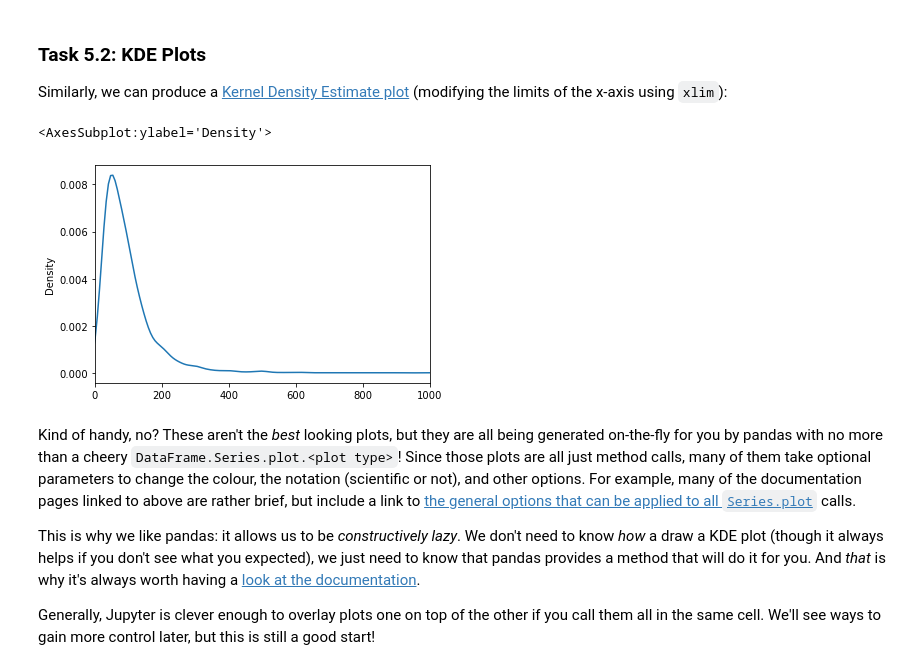
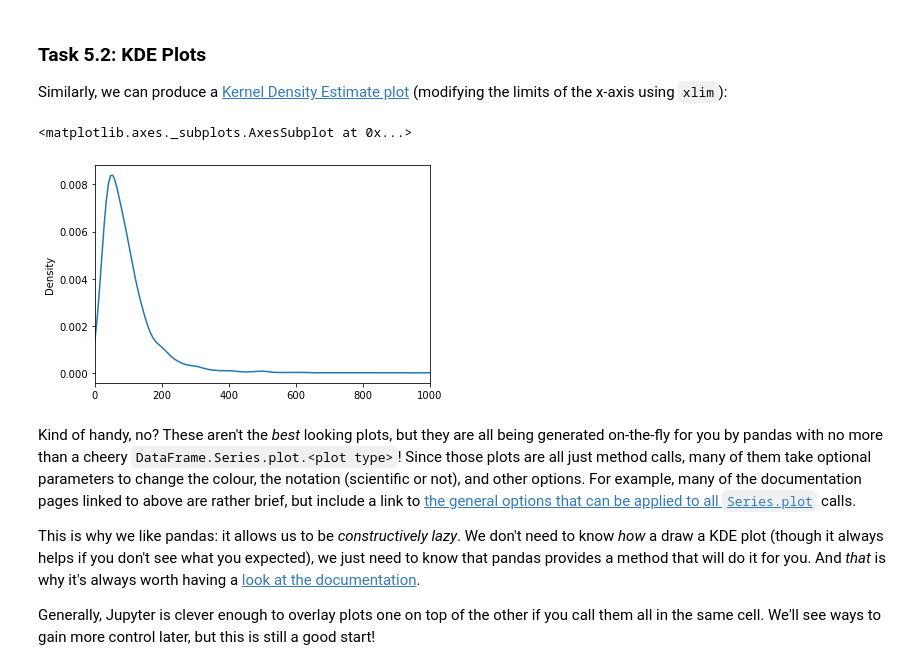
Before and after one commit to spet2094/i2p, a Jupyter notebook: practicals/Practical-05-Numeric_Data_sa.ipynb, the cells around one changed output. Saved outputs shown, nothing was run; the diff lists cells and outputs as text; code cells hidden in the pictures.

```diff
--- a/practicals/Practical-05-Numeric_Data_sa.ipynb
+++ b/practicals/Practical-05-Numeric_Data_sa.ipynb
@@ -809,11 +879,11 @@ df.price.plot.hist(bins=??) # histogram
 ### Task 5.2: KDE Plots
 
 Similarly, we can produce a [Kernel Density Estimate plot](http://pandas.pydata.org/pandas-docs/stable/generated/pandas.Series.plot.kde.html#pandas.Series.plot.kde) (modifying the limits of the x-axis using `xlim`):
-# %%
-df.price.plot.kde(xlim=(0,??)) #kernel density estimate plot
-# %% [output]
-<AxesSubplot:ylabel='Density'>
-[figure, removed]
+# %%
+df.price.plot.kde(xlim=(0,1000)) # the part in parens specifies the range of the plot (i.e. here it runs from 0 - 1k USD)
+# %% [output]
+<matplotlib.axes._subplots.AxesSubplot at 0x...>
+[figure, added]
 # %% [markdown]
 Kind of handy, no? These aren't the _best_ looking plots, but they are all being generated on-the-fly for you by pandas with no more than a cheery `DataFrame.Series.plot.<plot type>`! Since those plots are all just method calls, many of them take optional parameters to change the colour, the notation (scientific or not), and other options. For example, many of the documentation pages linked to above are rather brief, but include a link to [the general options that can be applied to all `Series.plot`](http://pandas.pydata.org/pandas-docs/stable/generated/pandas.Series.plot.html#pandas.Series.plot) calls.
 
```
Also changed, not shown: parts of 46 cells of this notebook, 35 other files.
